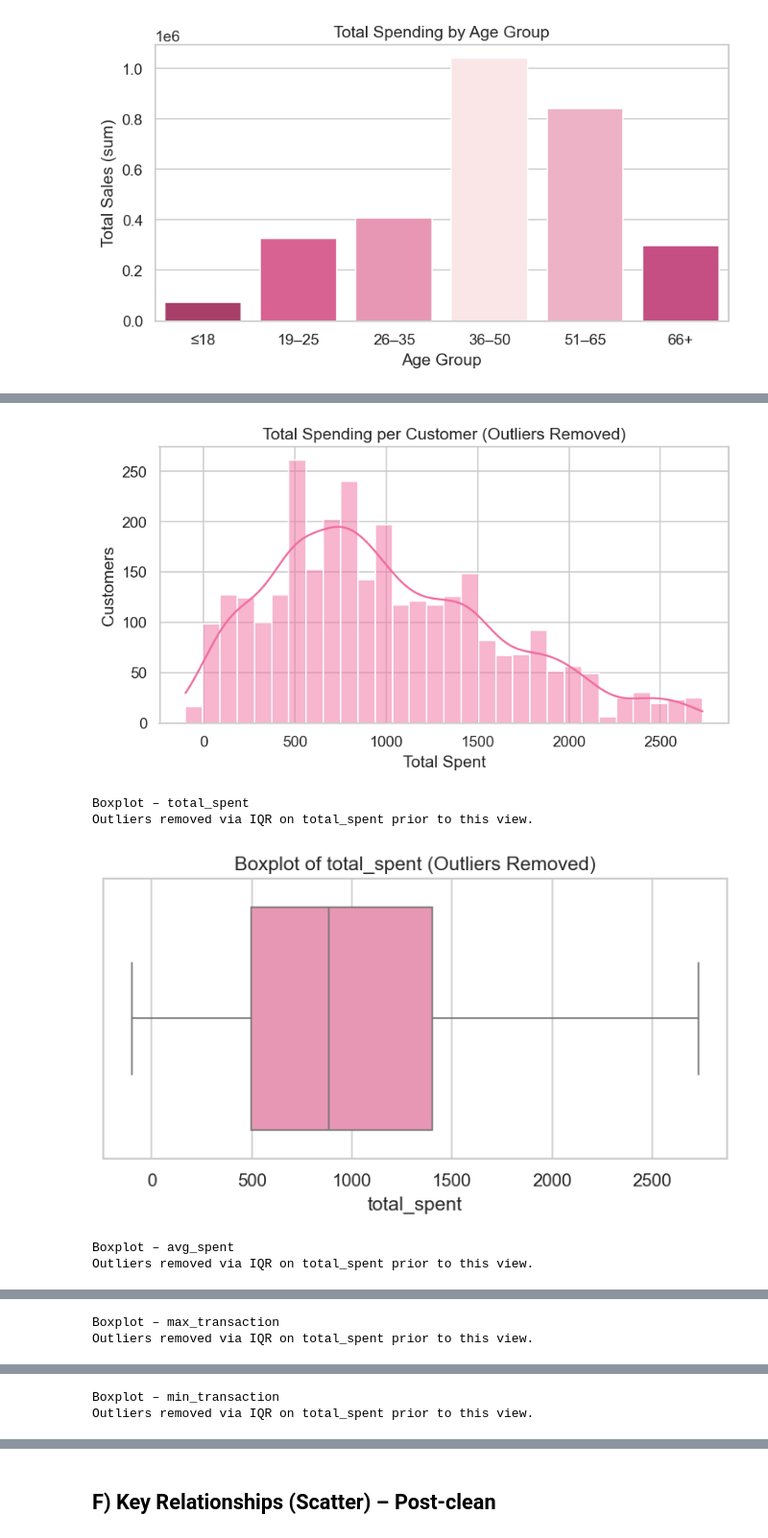
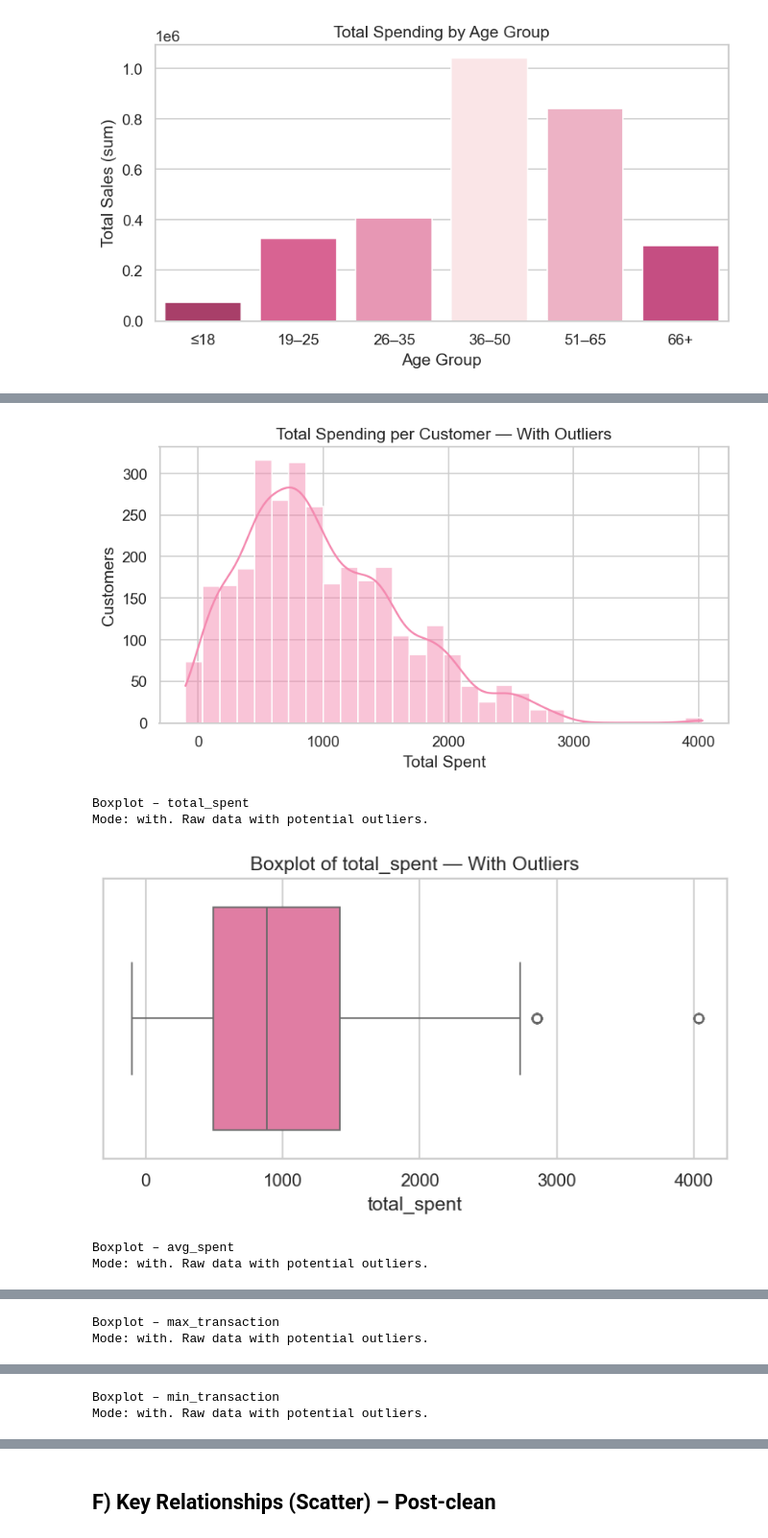
Before and after one commit to ar-aienriquezdev/MO-IT162-S3103-Group-2, a Jupyter notebook: Milestone 2: Data Visualization on Machine Learning Solution Project/FinMarks_Data Visualization.ipynb, the cells around one changed output, grey strips where cells are left out. Shown at 96% size. Drawn from its saved outputs; the diff is of its cells as text; code cells hidden in the pictures.

```diff
--- a/Milestone 2: Data Visualization on Machine Learning Solution Project/FinMarks_Data Visualization.ipynb
+++ b/Milestone 2: Data Visualization on Machine Learning Solution Project/FinMarks_Data Visualization.ipynb
@@ -366,6 +305,13 @@ Health & Beauty: Female=120766.88, Male=115565.37
 [figure]
 # %%
 # Platforms by Gender - WITH GENDER COLORS
+# Detect platform column if not already set
+plat_col = None
+for c in ['platform', 'platform_name', 'platforms']:
+    if c in df.columns:
+        plat_col = c
+        break
+
 if plat_col and 'gender' in df.columns:
     df_filtered = df.copy()
     df_filtered = df_filtered[df_filtered[plat_col].notna() & (df_filtered[plat_col].astype(str).str.lower() != 'unknown')]
@@ -396,6 +342,14 @@ Twitter: Female=523, Male=421
 [figure]
 # %%
 # High Spender Rate by Gender - WITH GENDER COLORS
+# Ensure flag_col is available (handle cases where the cell that sets it wasn't run)
+if 'flag_col' not in globals() or flag_col is None:
+    flag_col = None
+    for c in ['ishighspender', 'high_spender', 'is_high_spender']:
+        if c in df.columns:
+            flag_col = c
+            break
+
 if flag_col and 'gender' in df.columns:
     sub = df[['gender', flag_col]].copy()
     sub[flag_col] = pd.to_numeric(sub[flag_col], errors='coerce').fillna(0)
@@ -413,6 +367,8 @@ if flag_col and 'gender' in df.columns:
     plt.tight_layout()
     plt.savefig('eda_outputs/high_spender_rate_by_gender.png', dpi=300, bbox_inches='tight')  # AUTO-SAVE
     plt.show()
+else:
+    print_note('High Spender Rate by Gender', f'Skipped - flag_col not found or gender column missing. flag_col={flag_col}')
 # %% [output]
 High Spender Rate by Gender
 Male: 42.55%
@@ -522,27 +478,53 @@ Result: No significant differences between groups.
 # %%
-if 'total_spent' in df_no.columns:
+# ===================== Unified Outlier Policy & Plots (WITH outliers) =====================
+# Place this after: imports, pink_grad, print_note (if any), and after df is ready.
+
+MODE = "with"   # <-- WITH outliers
+
+# Ensure pink_grad is available (fallback to pink_grad_reversed or a default palette)
+if 'pink_grad' not in globals():
+    if 'pink_grad_reversed' in globals():
+        pink_grad = pink_grad_reversed
+    else:
+        pink_grad = ['#ba2d65', '#d93a7f', '#ec4f8e', '#f06d9f', '#f48ab0', '#f7a8c2', '#fac5d3', '#fde2e4']
+
+# --- Helpers ---
+def iqr_bounds(s: pd.Series, k: float = 1.5):
+    q1, q3 = s.quantile([0.25, 0.75])
+    iqr = q3 - q1
+    return q1 - k * iqr, q3 + k * iqr
+
+# --- Pick the base dataframe once (single source of truth for both plots & report) ---
+BASE = df  # since MODE == "with"
+
+# --- Histogram for total_spent (if exists) ---
+if "total_spent" in BASE.columns:
     plt.figure(figsize=(7, 4))
-    sns.histplot(df_no['total_spent'].dropna(), bins=30, kde=True, color=pink_grad[4])
-    plt.title('Total Spending per Customer (Outliers Removed)')
-    plt.xlabel('Total Spent')
-    plt.ylabel('Customers')
+    sns.histplot(BASE["total_spent"].dropna(), bins=30, kde=True, color=pink_grad[4])
+    plt.title("Total Spending per Customer — With Outliers")
+    plt.xlabel("Total Spent")
+    plt.ylabel("Customers")
     plt.tight_layout()
-    plt.savefig('eda_outputs/distribution_total_spent_customers.png', dpi=300, bbox_inches='tight')  # AUTO-SAVE
+    plt.savefig("eda_outputs/distribution_total_spent_customers.png", dpi=300, bbox_inches="tight")
     plt.show()
 
-for col in ['total_spent', 'avg_spent', 'max_transaction', 'min_transaction']:
-    if col in df_no.columns:
-        print_note(f'Boxplot – {col}', ['Outliers removed via IQR on total_spent prior to this view.'])
+# --- Box plots (WITH outliers; single source: BASE) ---
+for col in ["total_spent", "avg_spent", "max_transaction", "min_transaction"]:
+    if col in BASE.columns:
+        try:
+            print_note(f"Boxplot – {col}", ["Mode: with. Raw data with potential outliers."])
+        except NameError:
+            pass
         plt.figure(figsize=(6, 3.6))
-        sns.boxplot(x=df_no[col].dropna(), color=pink_grad[3])
-        plt.title(f'Boxplot of {col} (Outliers Removed)')
+        sns.boxplot(x=BASE[col].dropna(), color=pink_grad[3], showfliers=True)  # show outliers
+        plt.title(f"Boxplot of {col} — With Outliers")
         plt.tight_layout()
-        plt.savefig(f'eda_outputs/distribution_{col}_customers.png', dpi=300, bbox_inches='tight')  # AUTO-SAVE
+        plt.savefig(f"eda_outputs/distribution_{col}_customers.png", dpi=300, bbox_inches="tight")
         plt.show()
 # %% [output]
-[figure, old version]
+[figure, new version]
 Boxplot – total_spent
-Outliers removed via IQR on total_spent prior to this view.
+Mode: with. Raw data with potential outliers.
-[figure, old version]
+[figure, new version]
 Boxplot – avg_spent
-Outliers removed via IQR on total_spent prior to this view.
+Mode: with. Raw data with potential outliers.
@@ -550,2 +532,2 @@ Outliers removed via IQR on total_spent prior to this view.
 Boxplot – max_transaction
-Outliers removed via IQR on total_spent prior to this view.
+Mode: with. Raw data with potential outliers.
@@ -553,2 +535,2 @@ Outliers removed via IQR on total_spent prior to this view.
 Boxplot – min_transaction
-Outliers removed via IQR on total_spent prior to this view.
+Mode: with. Raw data with potential outliers.
```
Also changed, not shown: parts of 12 cells of this notebook.
